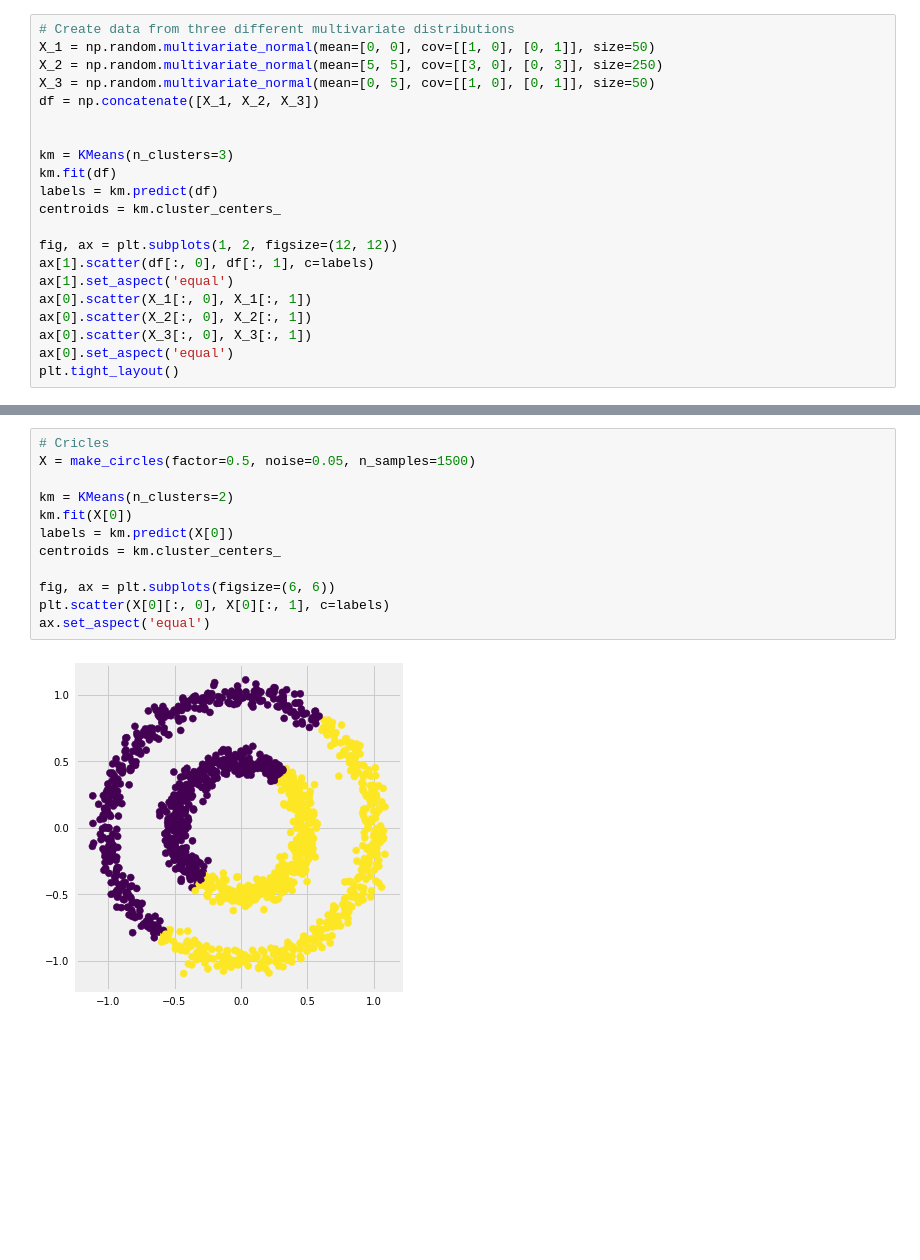
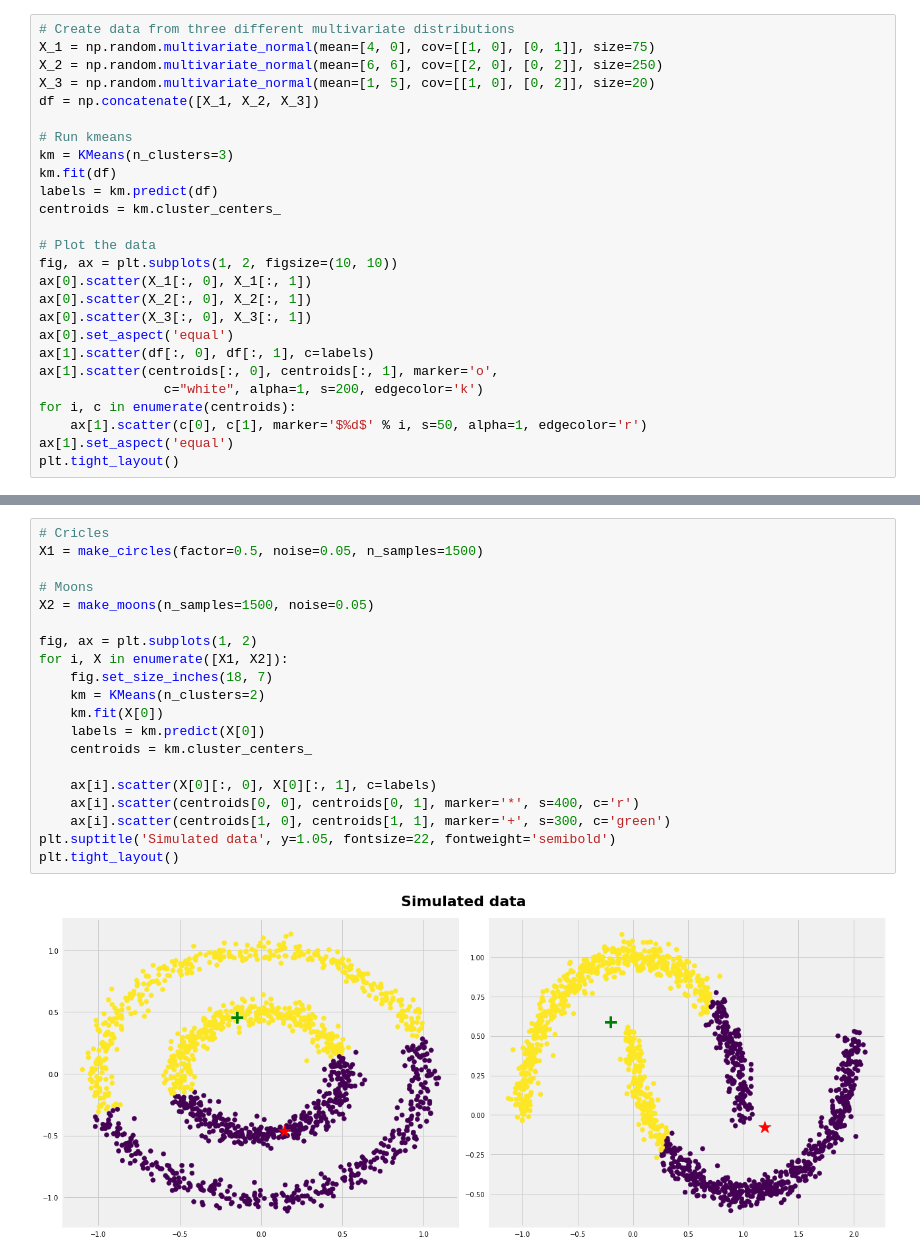
Before and after one commit to ImadDabbura/blog-posts, a Jupyter notebook: notebooks/Kmeans-Clustering.ipynb, the cells around one changed output, grey strips where cells are left out. Cells and saved outputs as stored; diff of their text form; blank space fills up the shorter version.

```diff
--- a/notebooks/Kmeans-Clustering.ipynb
+++ b/notebooks/Kmeans-Clustering.ipynb
@@ -356,22 +430,27 @@ ax.set_aspect('equal')
 # %%
 # Create data from three different multivariate distributions
-X_1 = np.random.multivariate_normal(mean=[0, 0], cov=[[1, 0], [0, 1]], size=50)
-X_2 = np.random.multivariate_normal(mean=[5, 5], cov=[[3, 0], [0, 3]], size=250)
-X_3 = np.random.multivariate_normal(mean=[0, 5], cov=[[1, 0], [0, 1]], size=50)
+X_1 = np.random.multivariate_normal(mean=[4, 0], cov=[[1, 0], [0, 1]], size=75)
+X_2 = np.random.multivariate_normal(mean=[6, 6], cov=[[2, 0], [0, 2]], size=250)
+X_3 = np.random.multivariate_normal(mean=[1, 5], cov=[[1, 0], [0, 2]], size=20)
 df = np.concatenate([X_1, X_2, X_3])
 
-
+# Run kmeans
 km = KMeans(n_clusters=3)
 km.fit(df)
 labels = km.predict(df)
 centroids = km.cluster_centers_
 
-fig, ax = plt.subplots(1, 2, figsize=(12, 12))
-ax[1].scatter(df[:, 0], df[:, 1], c=labels)
-ax[1].set_aspect('equal')
+# Plot the data
+fig, ax = plt.subplots(1, 2, figsize=(10, 10))
 ax[0].scatter(X_1[:, 0], X_1[:, 1])
 ax[0].scatter(X_2[:, 0], X_2[:, 1])
 ax[0].scatter(X_3[:, 0], X_3[:, 1])
 ax[0].set_aspect('equal')
+ax[1].scatter(df[:, 0], df[:, 1], c=labels)
+ax[1].scatter(centroids[:, 0], centroids[:, 1], marker='o',
+                c="white", alpha=1, s=200, edgecolor='k')
+for i, c in enumerate(centroids):
+    ax[1].scatter(c[0], c[1], marker='$%d$' % i, s=50, alpha=1, edgecolor='r')
+ax[1].set_aspect('equal')
 plt.tight_layout()
 # %% [output]
@@ -386,14 +462,22 @@ dtype: int64
 # %%
 # Cricles
-X = make_circles(factor=0.5, noise=0.05, n_samples=1500)
+X1 = make_circles(factor=0.5, noise=0.05, n_samples=1500)
 
-km = KMeans(n_clusters=2)
-km.fit(X[0])
-labels = km.predict(X[0])
-centroids = km.cluster_centers_
+# Moons
+X2 = make_moons(n_samples=1500, noise=0.05)
 
-fig, ax = plt.subplots(figsize=(6, 6))
-plt.scatter(X[0][:, 0], X[0][:, 1], c=labels)
-ax.set_aspect('equal')
+fig, ax = plt.subplots(1, 2)
+for i, X in enumerate([X1, X2]):
+    fig.set_size_inches(18, 7)
+    km = KMeans(n_clusters=2)
+    km.fit(X[0])
+    labels = km.predict(X[0])
+    centroids = km.cluster_centers_
+
+    ax[i].scatter(X[0][:, 0], X[0][:, 1], c=labels)
+    ax[i].scatter(centroids[0, 0], centroids[0, 1], marker='*', s=400, c='r')
+    ax[i].scatter(centroids[1, 0], centroids[1, 1], marker='+', s=300, c='green')
+plt.suptitle('Simulated data', y=1.05, fontsize=22, fontweight='semibold')
+plt.tight_layout()
 # %% [output]
-[figure, old version]
+[figure, new version]
```
Also changed, not shown: parts of 62 cells of this notebook, 3 other files.
